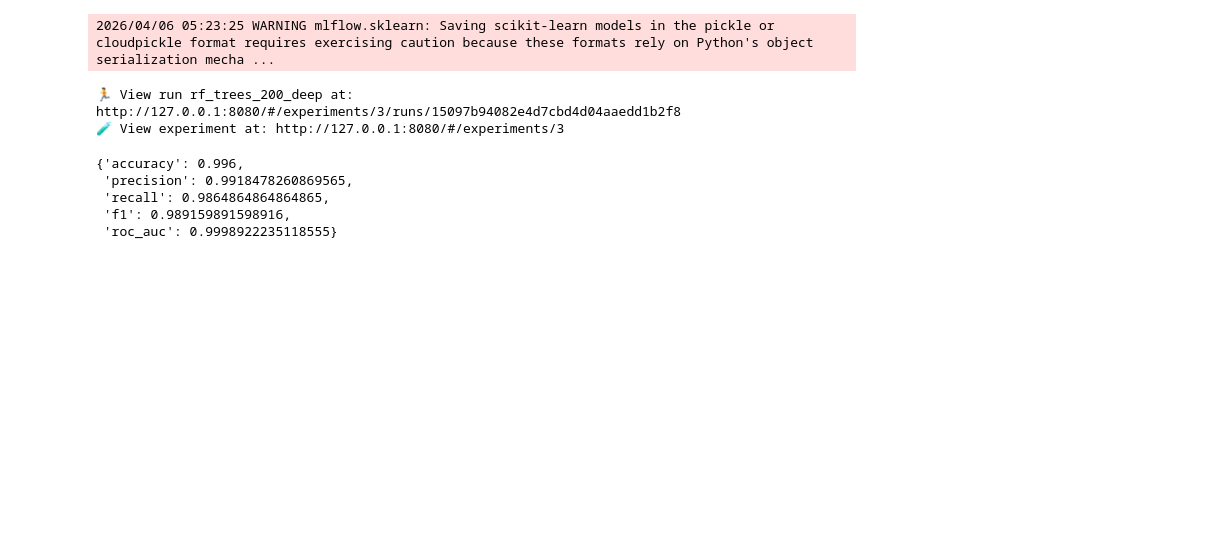
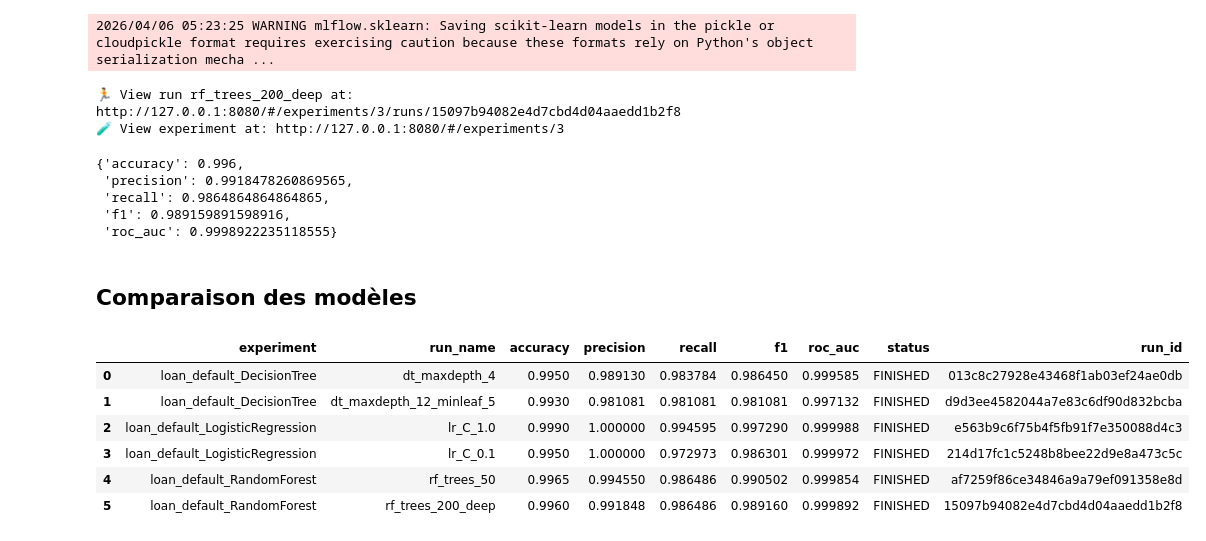
Before and after one commit to saalahmed/mlops_projet, a Jupyter notebook: notebooks/mlflow.ipynb, the cells around one changed output. Drawn from its saved outputs; the diff is of its cells as text; code cells hidden in the pictures; blank space fills up the shorter version.

Commit message:
mlflow : Comparaison des modèles et choix du modèle retenu

```diff
--- a/notebooks/mlflow.ipynb
+++ b/notebooks/mlflow.ipynb
@@ -221,3 +221,48 @@ log_classification_run(
  'recall': 0.9864864864864865,
  'f1': 0.989159891598916,
  'roc_auc': 0.9998922235118555}
+# %% [markdown]
+## Comparaison des modèles
+# %%
+experiments = [
+    "loan_default_DecisionTree",
+    "loan_default_LogisticRegression",
+    "loan_default_RandomForest",
+]
+
+rows = []
+for exp_name in experiments:
+    exp = client.get_experiment_by_name(exp_name)
+    if exp is None:
+        continue
+    runs = client.search_runs(
+        experiment_ids=[exp.experiment_id],
+        order_by=["metrics.f1 DESC"]
+    )
+    for run in runs:
+        rows.append({
+            "experiment": exp_name,
+            "run_name": run.info.run_name,
+            "accuracy": run.data.metrics.get("accuracy"),
+            "precision": run.data.metrics.get("precision"),
+            "recall": run.data.metrics.get("recall"),
+            "f1": run.data.metrics.get("f1"),
+            "roc_auc": run.data.metrics.get("roc_auc"),
+            "status": run.info.status,
+            "run_id": run.info.run_id,
+        })
+
+df_comparison = pd.DataFrame(rows)
+df_comparison = df_comparison.sort_values(
+    by=["experiment", "f1"], ascending=[True, False]
+).reset_index(drop=True)
+
+display(df_comparison)
+# %% [output]
+|  | experiment | run_name | accuracy | precision | recall | f1 | roc_auc | status | run_id |
+| 0 | loan_default_DecisionTree | dt_maxdepth_4 | 0.9950 | 0.989130 | 0.983784 | 0.986450 | 0.999585 | FINISHED | 013c8c27928e43468f1ab03ef24ae0db |
+| 1 | loan_default_DecisionTree | dt_maxdepth_12_minleaf_5 | 0.9930 | 0.981081 | 0.981081 | 0.981081 | 0.997132 | FINISHED | d9d3ee4582044a7e83c6df90d832bcba |
+| 2 | loan_default_LogisticRegression | lr_C_1.0 | 0.9990 | 1.000000 | 0.994595 | 0.997290 | 0.999988 | FINISHED | e563b9c6f75b4f5fb91f7e350088d4c3 |
+| 3 | loan_default_LogisticRegression | lr_C_0.1 | 0.9950 | 1.000000 | 0.972973 | 0.986301 | 0.999972 | FINISHED | 214d17fc1c5248b8bee22d9e8a473c5c |
+| 4 | loan_default_RandomForest | rf_trees_50 | 0.9965 | 0.994550 | 0.986486 | 0.990502 | 0.999854 | FINISHED | af7259f86ce34846a9a79ef091358e8d |
+| 5 | loan_default_RandomForest | rf_trees_200_deep | 0.9960 | 0.991848 | 0.986486 | 0.989160 | 0.999892 | FINISHED | 15097b94082e4d7cbd4d04aaedd1b2f8 |
```
Also changed, not shown: parts of 5 cells of this notebook.
